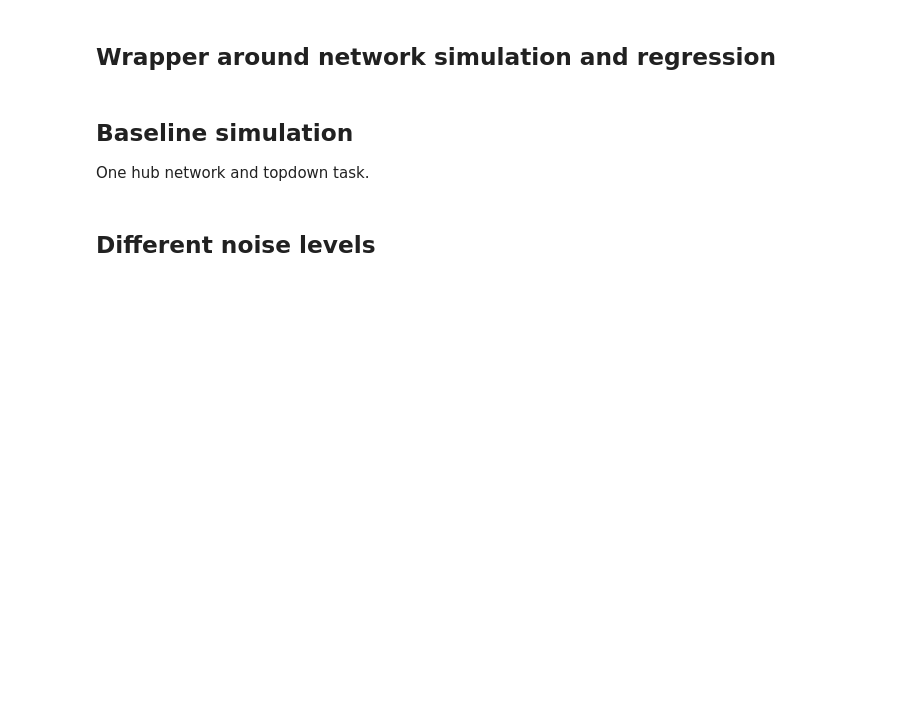
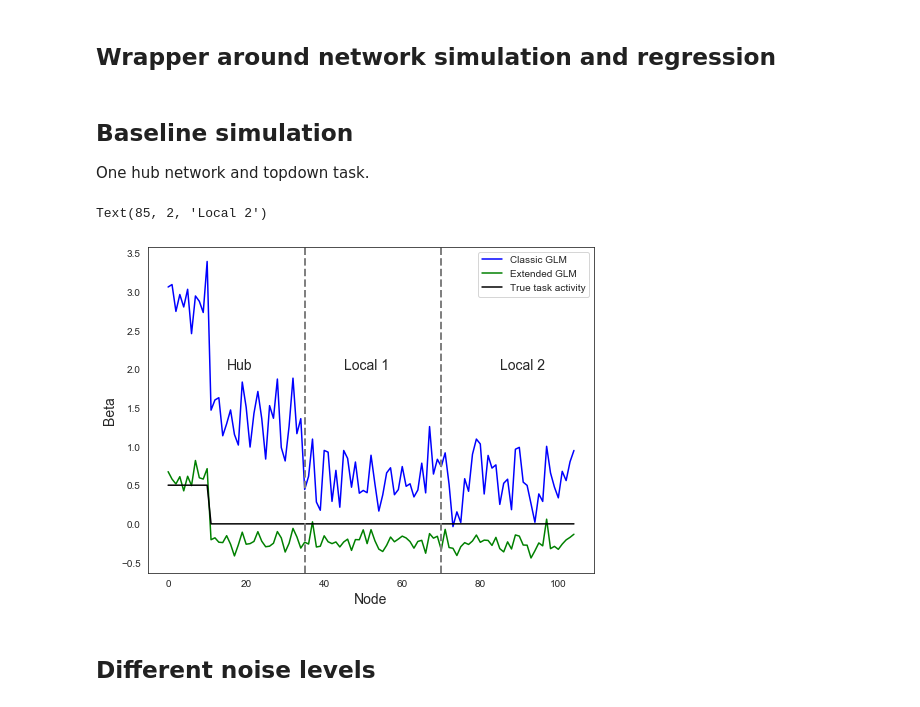
Before and after one commit to zenkavi/DevStudy_FmriNbs, a Jupyter notebook: notebooks/informationtransfermapping/TheoreticalResults/Zenkavi_Simulations/Extended_GLM_neural_network_level.ipynb, the cells around one changed output. Cells and saved outputs as stored; diff of their text form; code cells hidden in the pictures; blank space fills up the shorter version.

Commit message:
cont working on noise levels and adding true baseline to all tests from before

```diff
--- a/notebooks/informationtransfermapping/TheoreticalResults/Zenkavi_Simulations/Extended_GLM_neural_network_level.ipynb
+++ b/notebooks/informationtransfermapping/TheoreticalResults/Zenkavi_Simulations/Extended_GLM_neural_network_level.ipynb
@@ -404,31 +404,36 @@ def sim_network_task_glm(ncommunities = 3,
     ext_glm = run_ext_glm(all_nodes_ts = y, task_reg = I[stim_nodes[0],:],
                           weight_matrix = W, dt = dt, tau = tau, g = g, s = s)
 
-    return(W, ucr_glm, ext_glm, stim_nodes)
+    return(W, ucr_glm, ext_glm, stim_nodes, taskdata)
 # %% [markdown]
 ## Baseline simulation
 
 One hub network and topdown task.
 # %%
-base_W, base_ucr_glm, base_ext_glm, base_stim_nodes = sim_network_task_glm()
+base_W, base_ucr_glm, base_ext_glm, base_stim_nodes, base_ts = sim_network_task_glm()
+# %%
+ncoms = 3
+nnods = 35
+totalnodes = ncoms*nnods
 # %%
-ncoms = 3
-nnods = 35
-true_task_stim = np.zeros(ncoms*nnods)
-true_task_stim[base_stim_nodes] = .5
 plt.rcParams["figure.figsize"][0] = 8
 plt.rcParams["figure.figsize"][1] = 6
 plt.plot(base_ucr_glm, color = "blue", label = "Classic GLM")
 plt.plot(base_ext_glm, color = "green", label = "Extended GLM")
+stim_baseline, nonstim_baseline = get_true_baseline(base_ts)
+a[i].plot(np.concatenate((np.repeat(stim_baseline, len(base_stim_nodes)), np.repeat(nonstim_baseline,totalnodes-len(base_stim_nodes)))), color = col_lookup[j], linestyle = '--')
 plt.plot(true_task_stim, color = "black", label = "True task activity")
 plt.ylabel('Beta',fontsize=14)
 plt.xlabel('Node',fontsize=14)
 for n in range(1,ncoms):
     plt.axvline(x=nnods*n,linewidth=2, color='gray', ls = "--")
 plt.legend(loc="best")
 plt.text(x = 15, y = 2, s = "Hub", fontsize = 14)
 plt.text(x = 45, y = 2, s = "Local 1", fontsize = 14)
 plt.text(x = 85, y = 2, s = "Local 2", fontsize = 14)
+# %% [output]
+Text(85, 2, 'Local 2')
+[figure, added]
 # %% [markdown]
 ## Different noise levels
 # %% [markdown]
```
Also changed, not shown: parts of 21 cells of this notebook, 1 other file.
